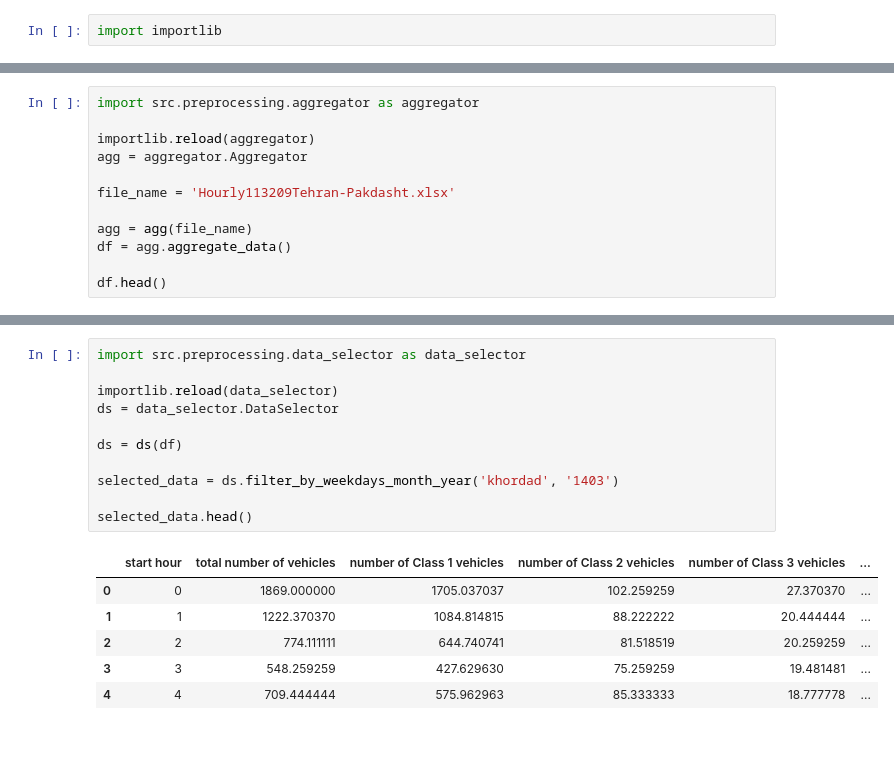
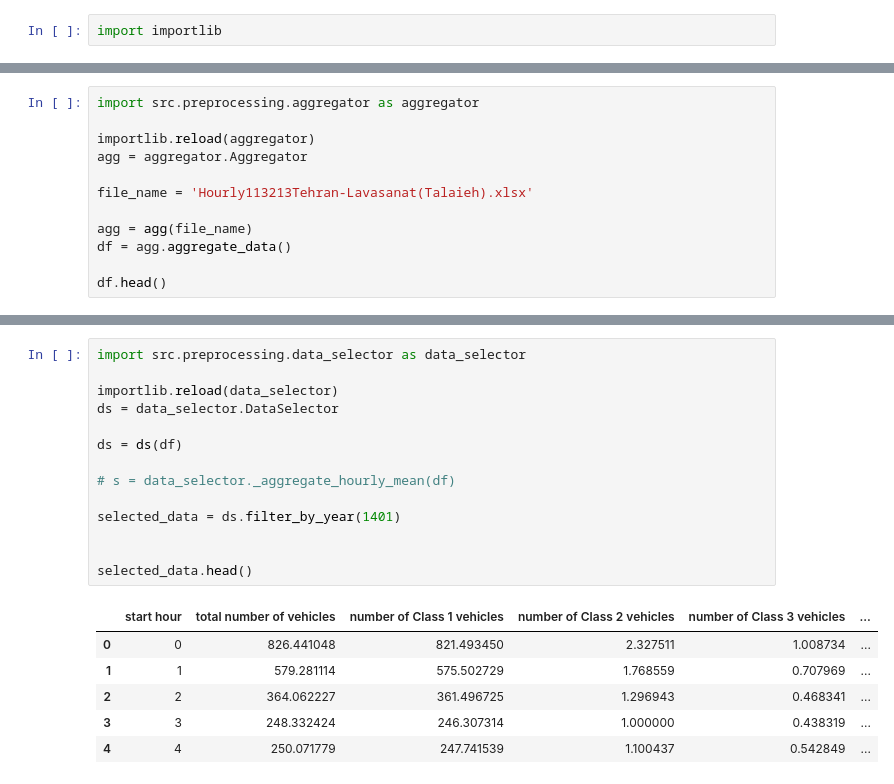
Before and after one commit to Regression1404/pulse-of-tehran, a Jupyter notebook: analysis.ipynb, the cells around one changed output, grey strips where cells are left out. Saved outputs shown, nothing was run; the diff lists cells and outputs as text; blank space fills up the shorter version.

```diff
--- a/analysis.ipynb
+++ b/analysis.ipynb
@@ -26,7 +25,7 @@ import src.preprocessing.aggregator as aggregator
 importlib.reload(aggregator)
 agg = aggregator.Aggregator
 
-file_name = 'Hourly113209Tehran-Pakdasht.xlsx'
+file_name = 'Hourly113213Tehran-Lavasanat(Talaieh).xlsx'
 
 agg = agg(file_name)
 df = agg.aggregate_data()
@@ -43,21 +42,24 @@ df.head()
 # %%
 import src.preprocessing.data_selector as data_selector
 
 importlib.reload(data_selector)
 ds = data_selector.DataSelector
 
 ds = ds(df)
 
-selected_data = ds.filter_by_weekdays_month_year('khordad', '1403')
+# s = data_selector._aggregate_hourly_mean(df)
+
+selected_data = ds.filter_by_year(1401)
+
 
 selected_data.head()
 # %% [output]
 |  | start hour | total number of vehicles | number of Class 1 vehicles | number of Class 2 vehicles | number of Class 3 vehicles | ... |
-| 0 | 0 | 1869.000000 | 1705.037037 | 102.259259 | 27.370370 | ... |
-| 1 | 1 | 1222.370370 | 1084.814815 | 88.222222 | 20.444444 | ... |
-| 2 | 2 | 774.111111 | 644.740741 | 81.518519 | 20.259259 | ... |
-| 3 | 3 | 548.259259 | 427.629630 | 75.259259 | 19.481481 | ... |
-| 4 | 4 | 709.444444 | 575.962963 | 85.333333 | 18.777778 | ... |
+| 0 | 0 | 826.441048 | 821.493450 | 2.327511 | 1.008734 | ... |
+| 1 | 1 | 579.281114 | 575.502729 | 1.768559 | 0.707969 | ... |
+| 2 | 2 | 364.062227 | 361.496725 | 1.296943 | 0.468341 | ... |
+| 3 | 3 | 248.332424 | 246.307314 | 1.000000 | 0.438319 | ... |
+| 4 | 4 | 250.071779 | 247.741539 | 1.100437 | 0.542849 | ... |
 # %%
 import src.visualization.visualizer as visualizer
 
```
Also changed, not shown: parts of 4 cells of this notebook, 1 other file.
